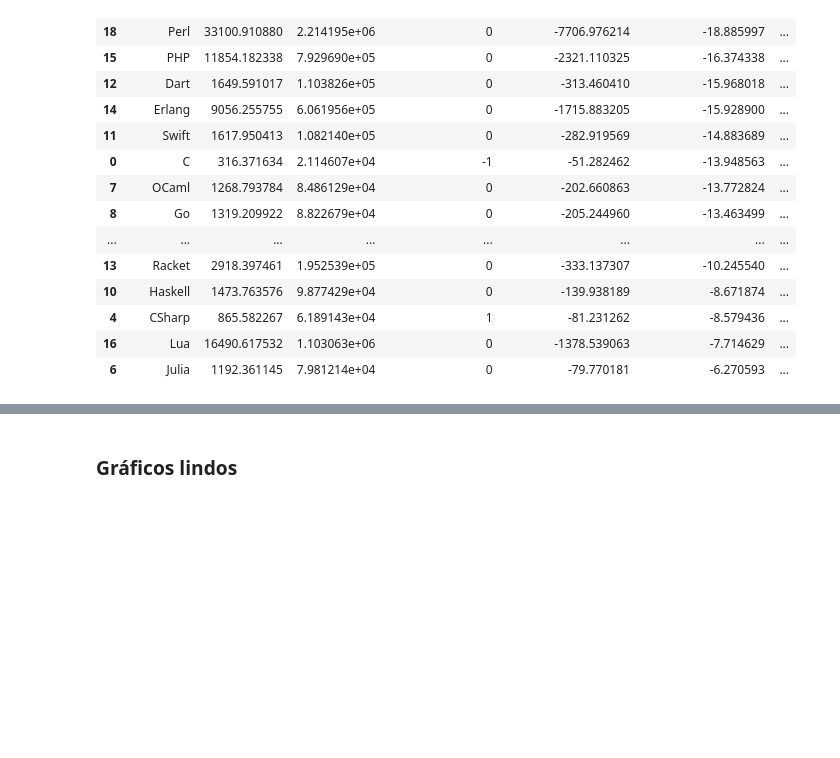
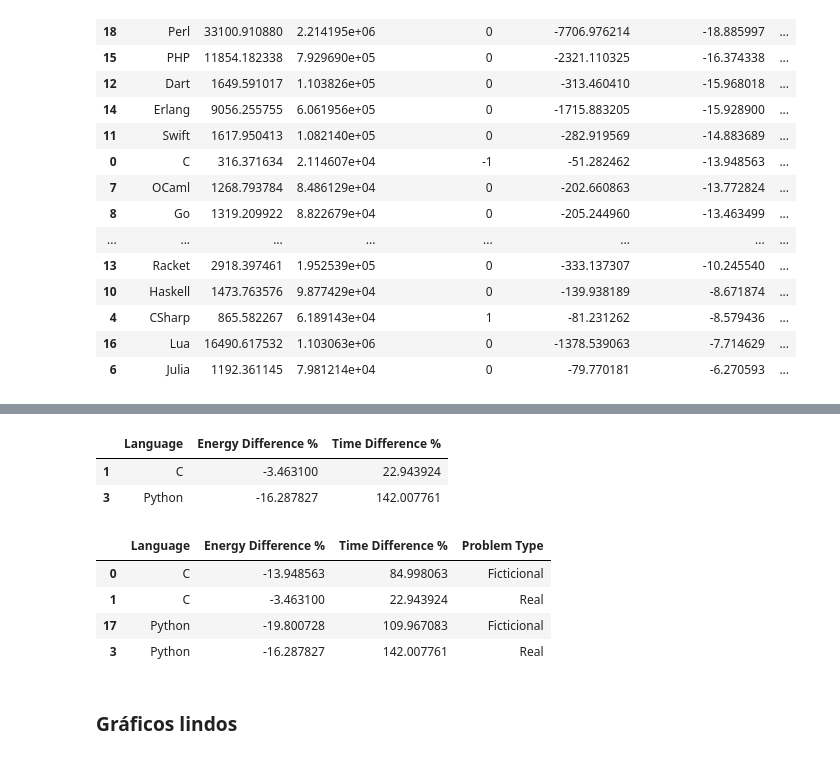
Before and after one commit to LuisMPSilva01/Energy-Languages-PowerCap, a Jupyter notebook: NoteBooks/statistics.ipynb, the cells around one changed output, grey strips where cells are left out. Drawn from its saved outputs; the diff is of its cells as text; code cells hidden in the pictures; blank space fills up the shorter version.

```diff
--- a/NoteBooks/statistics.ipynb
+++ b/NoteBooks/statistics.ipynb
@@ -554,3 +639,30 @@ result_df.head(20)
+# %%
+energy_diff = df_real.groupby('Language')['Energy (J)'].diff() / df_real.groupby('Language')['Energy (J)'].shift() * 100
+time_diff = df_real.groupby('Language')['Time (ms)'].diff() / df_real.groupby('Language')['Time (ms)'].shift() * 100
+
+df_real['Energy Difference %'] = energy_diff
+df_real['Time Difference %'] = time_diff
+df_real = df_real.dropna().drop(columns=['PowerLimit','Energy (J)','Time (ms)'])
+
+df_real.head()
+# %% [output]
+|  | Language | Energy Difference % | Time Difference % |
+| 1 | C | -3.463100 | 22.943924 |
+| 3 | Python | -16.287827 | 142.007761 |
+# %%
+df_real['Problem Type'] = 'Real'
+result_tmp = result_df.copy()
+result_tmp['Problem Type'] = 'Ficticional'
+# %%
+df_real = pd.concat([result_tmp[result_tmp['Language'].isin(['C', 'Python'])], df_real], join='inner')
+df_real = df_real.sort_values(by='Language')
+df_real.head()
+# %% [output]
+|  | Language | Energy Difference % | Time Difference % | Problem Type |
+| 0 | C | -13.948563 | 84.998063 | Ficticional |
+| 1 | C | -3.463100 | 22.943924 | Real |
+| 17 | Python | -19.800728 | 109.967083 | Ficticional |
+| 3 | Python | -16.287827 | 142.007761 | Real |
 # %% [markdown]
 ### Gráficos lindos
 # %%
```
Also changed, not shown: parts of 5 cells of this notebook, 3 other files.
